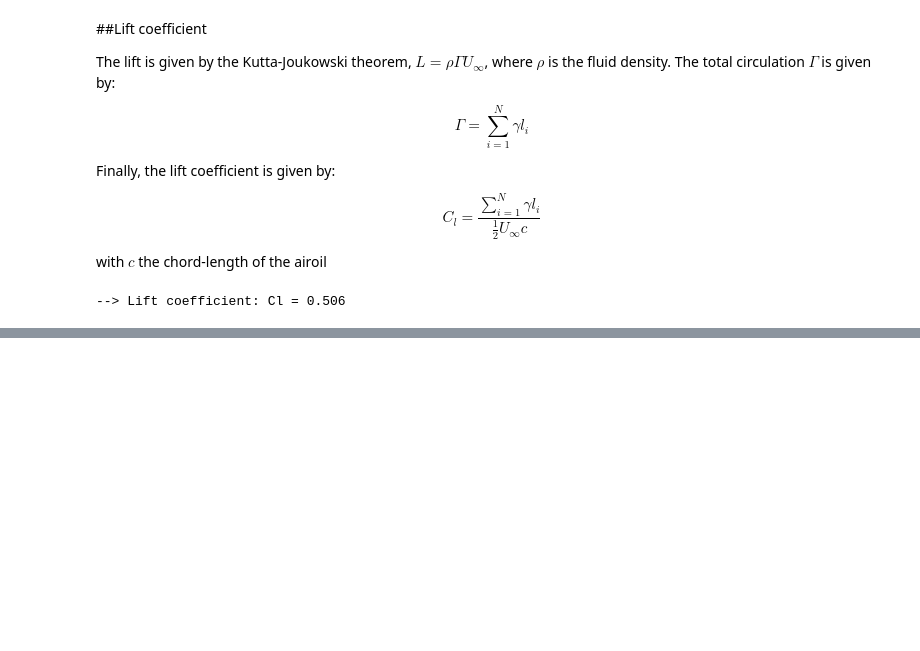
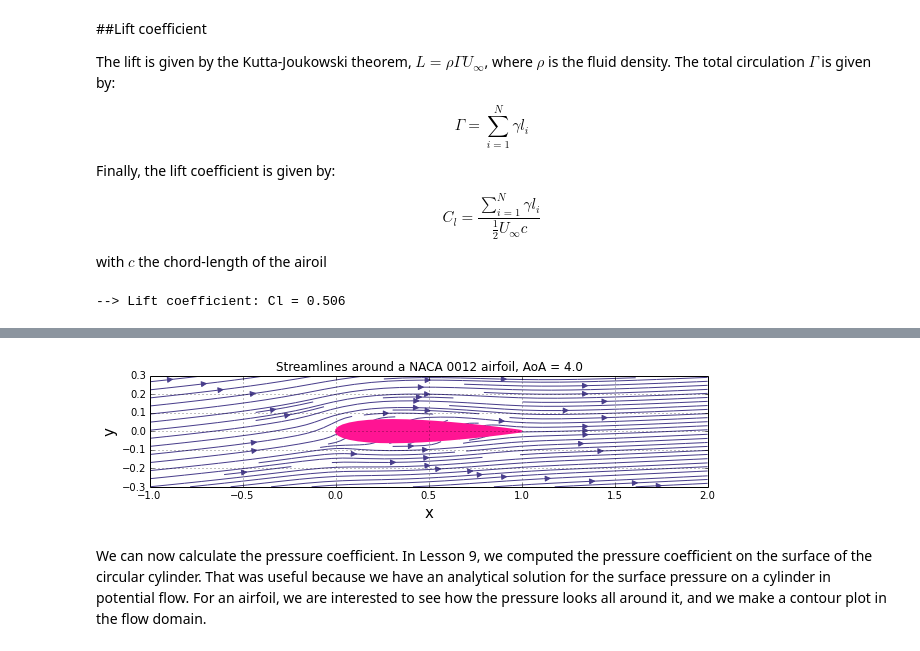
Before and after one commit to engamohd/AeroPython, a Jupyter notebook: my_codes/lesson11_mc.ipynb, the cells around one changed output, grey strips where cells are left out. Drawn from its saved outputs; the diff is of its cells as text; code cells hidden in the pictures; blank space fills up the shorter version.

Commit message:
add Challange for lesson11

```diff
--- a/my_codes/lesson11_mc.ipynb
+++ b/my_codes/lesson11_mc.ipynb
@@ -614,0 +644,42 @@ Based on what has been done in the previous notebook, compute and plot the strea
+# %%
+# defines a mesh grid
+Nx, Ny = 20, 20                  # number of points in the x and y directions
+val_x, val_y = 1.0, 2.0
+x_min, x_max = min( panel.xa for panel in panels ), max( panel.xa for panel in panels )
+y_min, y_max = min( panel.ya for panel in panels ), max( panel.ya for panel in panels )
+x_start, x_end = x_min-val_x*(x_max-x_min), x_max+val_x*(x_max-x_min)
+y_start, y_end = y_min-val_y*(y_max-y_min), y_max+val_y*(y_max-y_min)
+
+X, Y = numpy.meshgrid(numpy.linspace(x_start, x_end, Nx), numpy.linspace(y_start, y_end, Ny))
+
+# computes the velicity field on the mesh grid
+u, v = get_velocity_field(panels, freestream, X, Y)
+# %%
+#Plotting the velocity field
+
+size=10
+pyplot.figure(figsize=(size, (y_end-y_start)/(x_end-x_start)*size))
+pyplot.grid(True)                  #plot the grid
+
+pyplot.xlim(x_start, x_end)        #set x-lim
+pyplot.ylim(y_start, y_end)        #set y-lim
+pyplot.xlabel('x', fontsize=15)    #set x-label
+pyplot.ylabel('y', fontsize=15)    #set y-label
+pyplot.title('Streamlines around a NACA 0012 airfoil, AoA = %.1f' % alpha);
+
+#NACA 0012
+
+pyplot.fill([panel.xc for panel in panels],
+         [panel.yc for panel in panels],
+         color='deeppink', linestyle='solid', linewidth=2, zorder=2)
+
+#pyplot.plot([panel.xa for panel in panels],
+#        [panel.ya for panel in panels],'k-' )
+
+#streamlines
+pyplot.streamplot(X, Y, u, v, density=1., linewidth=1, arrowsize=1.2,\
+                  arrowstyle='-|>',color='#483D8B');
+# %% [output]
+[figure, added]
+# %% [markdown]
+We can now calculate the pressure coefficient. In Lesson 9, we computed the pressure coefficient on the surface of the circular cylinder. That was useful because we have an analytical solution for the surface pressure on a cylinder in potential flow. For an airfoil, we are interested to see how the pressure looks all around it, and we make a contour plot in the flow domain.
```
Also changed, not shown: parts of 5 cells of this notebook.
